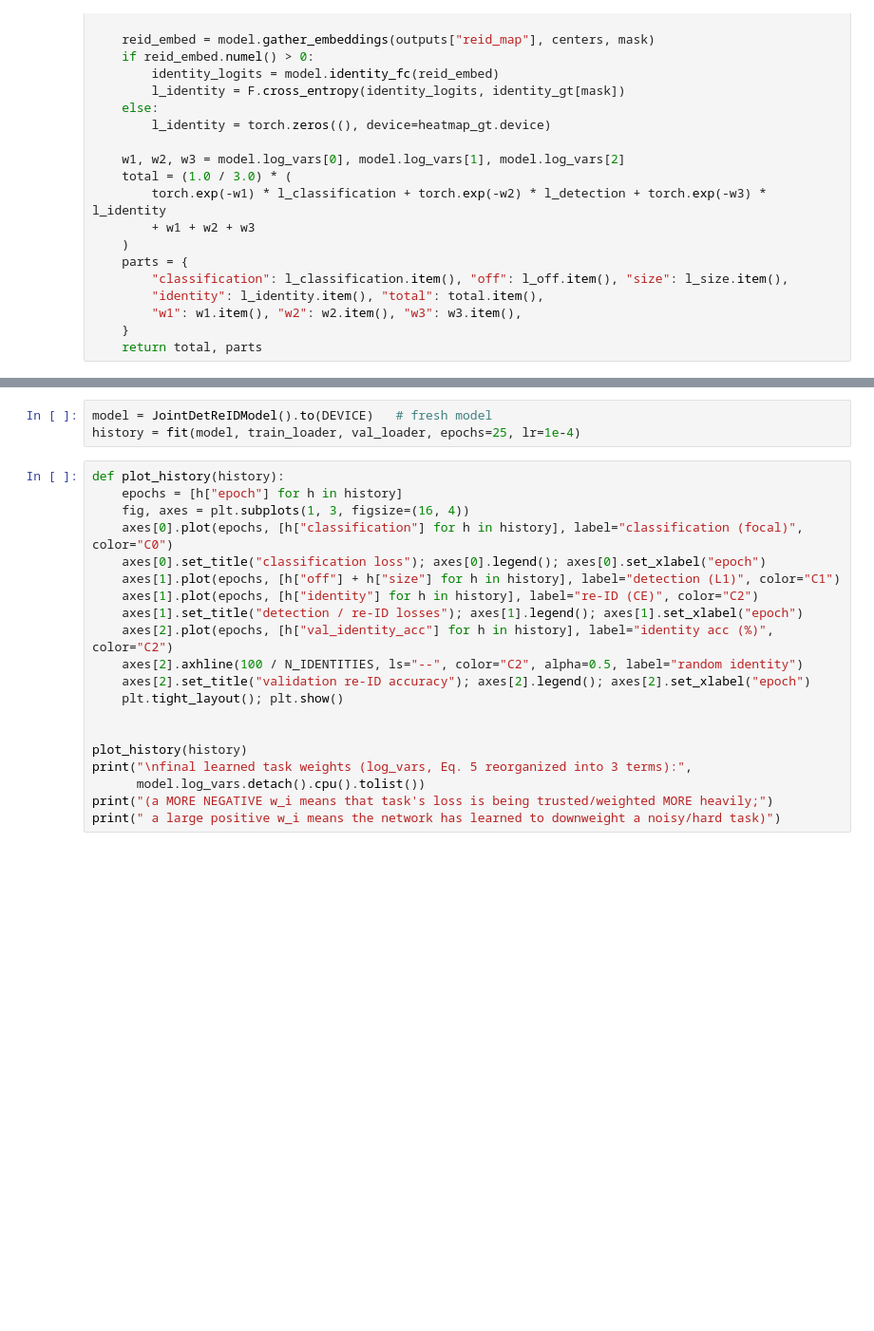
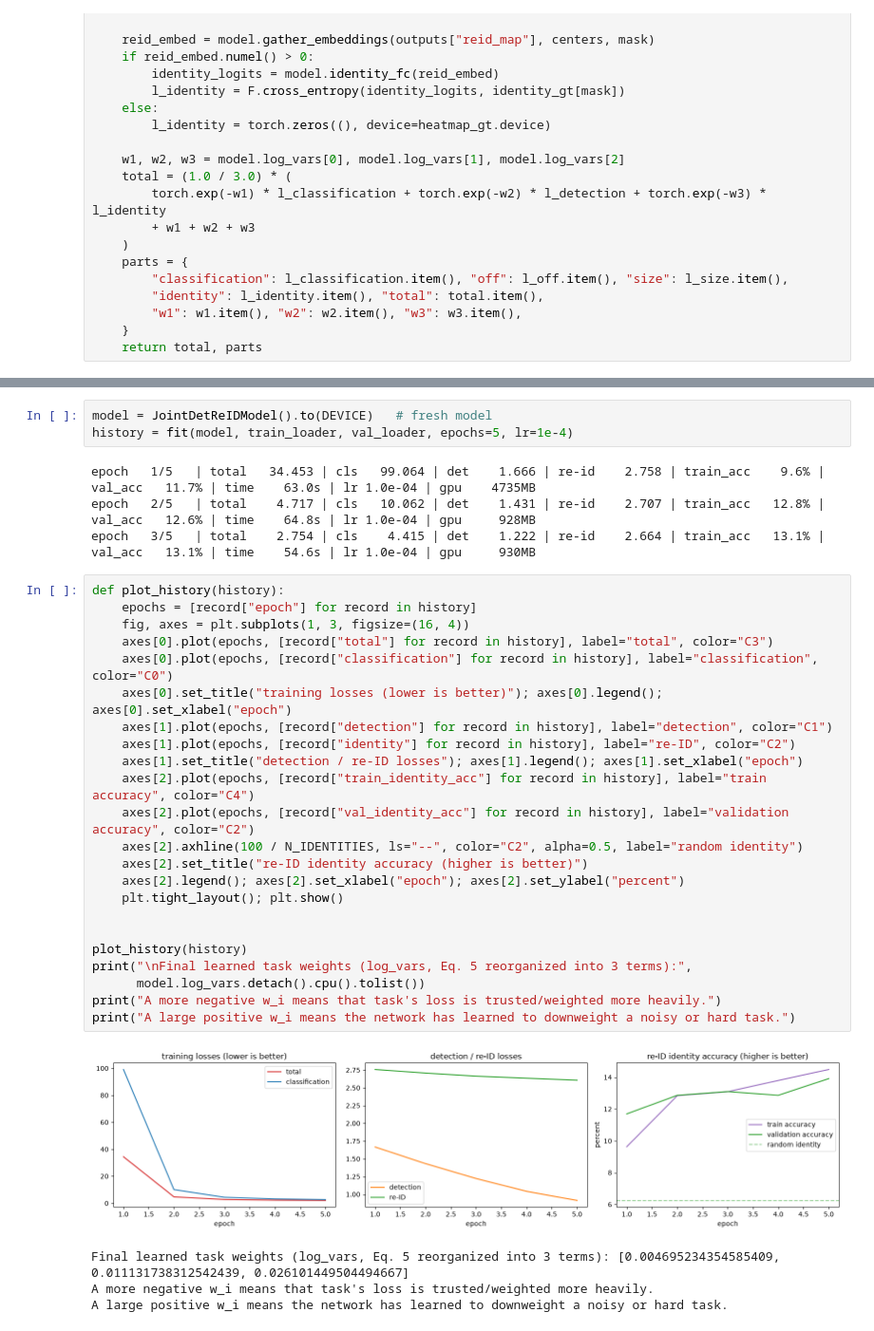
Before and after one commit to eeumairali/5_systematically_move_to_best_architecture, a Jupyter notebook: n10 Joint D+Reid.ipynb, the cells around one changed output, grey strips where cells are left out. Shown at 95% size. Cells and saved outputs as stored; diff of their text form; blank space fills up the shorter version.

```diff
--- a/n10 Joint D+Reid.ipynb
+++ b/n10 Joint D+Reid.ipynb
@@ -820,25 +787,37 @@ def evaluate_identity_head(model, loader):
     return 100 * correct_id / total
 # %%
 model = JointDetReIDModel().to(DEVICE)   # fresh model
-history = fit(model, train_loader, val_loader, epochs=25, lr=1e-4)
+history = fit(model, train_loader, val_loader, epochs=5, lr=1e-4)
+# %% [output]
+epoch   1/5   | total   34.453 | cls   99.064 | det    1.666 | re-id    2.758 | train_acc    9.6% | val_acc   11.7% | time    63.0s | lr 1.0e-04 | gpu    4735MB
+epoch   2/5   | total    4.717 | cls   10.062 | det    1.431 | re-id    2.707 | train_acc   12.8% | val_acc   12.6% | time    64.8s | lr 1.0e-04 | gpu     928MB
+epoch   3/5   | total    2.754 | cls    4.415 | det    1.222 | re-id    2.664 | train_acc   13.1% | val_acc   13.1% | time    54.6s | lr 1.0e-04 | gpu     930MB
 # %%
 def plot_history(history):
-    epochs = [h["epoch"] for h in history]
+    epochs = [record["epoch"] for record in history]
     fig, axes = plt.subplots(1, 3, figsize=(16, 4))
-    axes[0].plot(epochs, [h["classification"] for h in history], label="classification (focal)", color="C0")
-    axes[0].set_title("classification loss"); axes[0].legend(); axes[0].set_xlabel("epoch")
-    axes[1].plot(epochs, [h["off"] + h["size"] for h in history], label="detection (L1)", color="C1")
-    axes[1].plot(epochs, [h["identity"] for h in history], label="re-ID (CE)", color="C2")
+    axes[0].plot(epochs, [record["total"] for record in history], label="total", color="C3")
+    axes[0].plot(epochs, [record["classification"] for record in history], label="classification", color="C0")
+    axes[0].set_title("training losses (lower is better)"); axes[0].legend(); axes[0].set_xlabel("epoch")
+    axes[1].plot(epochs, [record["detection"] for record in history], label="detection", color="C1")
+    axes[1].plot(epochs, [record["identity"] for record in history], label="re-ID", color="C2")
     axes[1].set_title("detection / re-ID losses"); axes[1].legend(); axes[1].set_xlabel("epoch")
-    axes[2].plot(epochs, [h["val_identity_acc"] for h in history], label="identity acc (%)", color="C2")
+    axes[2].plot(epochs, [record["train_identity_acc"] for record in history], label="train accuracy", color="C4")
+    axes[2].plot(epochs, [record["val_identity_acc"] for record in history], label="validation accuracy", color="C2")
     axes[2].axhline(100 / N_IDENTITIES, ls="--", color="C2", alpha=0.5, label="random identity")
-    axes[2].set_title("validation re-ID accuracy"); axes[2].legend(); axes[2].set_xlabel("epoch")
+    axes[2].set_title("re-ID identity accuracy (higher is better)")
+    axes[2].legend(); axes[2].set_xlabel("epoch"); axes[2].set_ylabel("percent")
     plt.tight_layout(); plt.show()
 
 
 plot_history(history)
-print("\nfinal learned task weights (log_vars, Eq. 5 reorganized into 3 terms):",
+print("\nFinal learned task weights (log_vars, Eq. 5 reorganized into 3 terms):",
       model.log_vars.detach().cpu().tolist())
-print("(a MORE NEGATIVE w_i means that task's loss is being trusted/weighted MORE heavily;")
-print(" a large positive w_i means the network has learned to downweight a noisy/hard task)")
+print("A more negative w_i means that task's loss is trusted/weighted more heavily.")
+print("A large positive w_i means the network has learned to downweight a noisy or hard task.")
+# %% [output]
+[figure, added]
+Final learned task weights (log_vars, Eq. 5 reorganized into 3 terms): [0.004695234354585409, 0.011131738312542439, 0.026101449504494667]
+A more negative w_i means that task's loss is trusted/weighted more heavily.
+A large positive w_i means the network has learned to downweight a noisy or hard task.
 # %% [markdown]
```
Also changed, not shown: parts of 21 cells of this notebook, 2 other files.
